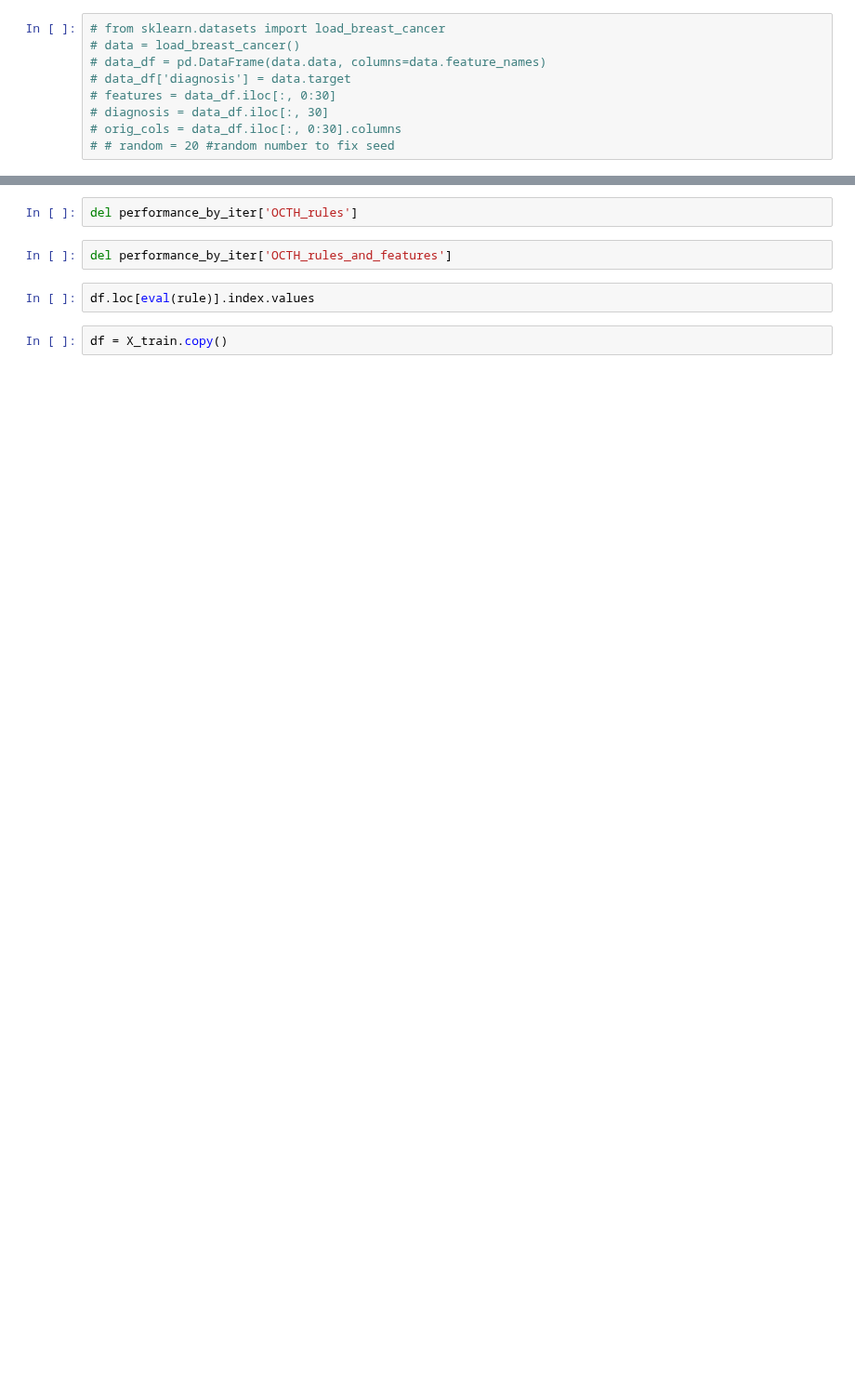
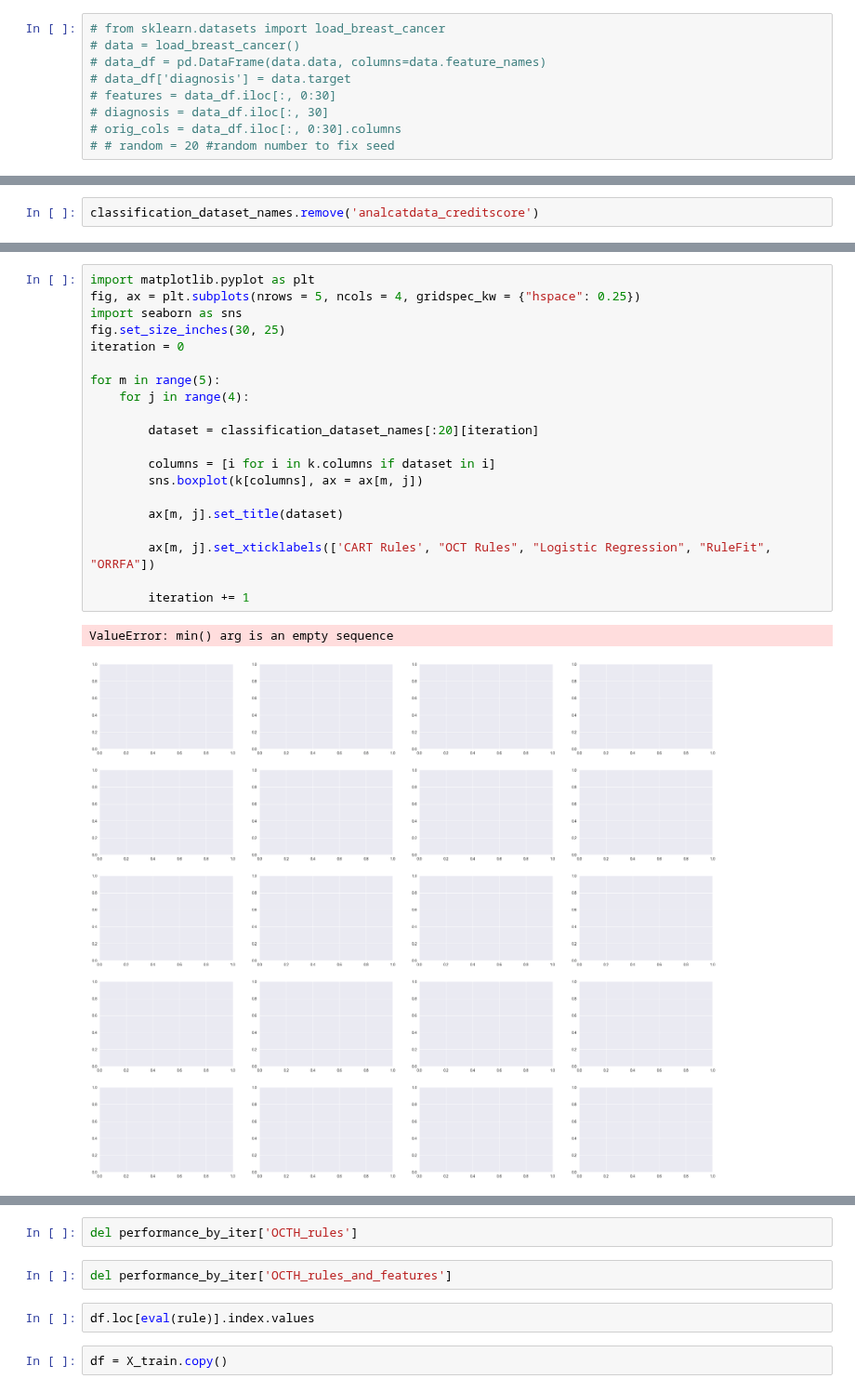
Before and after one commit to RyanLucas3/An-Optimal-RuleFit-Algorithm, a Jupyter notebook: Experiments.ipynb, the cells around one changed output, grey strips where cells are left out. Shown at 93% size. Drawn from its saved outputs; the diff is of its cells as text; blank space fills up the shorter version.

```diff
--- a/Experiments.ipynb
+++ b/Experiments.ipynb
@@ -16 +66,3 @@ from sklearn.model_selection import train_test_split
+# %%
+classification_dataset_names.remove('analcatdata_creditscore')
 # %%
@@ -143,0 +199,23 @@ t.mean(level=0)
+# %%
+import matplotlib.pyplot as plt
+fig, ax = plt.subplots(nrows = 5, ncols = 4, gridspec_kw = {"hspace": 0.25})
+import seaborn as sns
+fig.set_size_inches(30, 25)
+iteration = 0
+
+for m in range(5):
+    for j in range(4):
+
+        dataset = classification_dataset_names[:20][iteration]
+
+        columns = [i for i in k.columns if dataset in i]
+        sns.boxplot(k[columns], ax = ax[m, j])
+
+        ax[m, j].set_title(dataset)
+
+        ax[m, j].set_xticklabels(['CART Rules', "OCT Rules", "Logistic Regression", "RuleFit", "ORRFA"])
+
+        iteration += 1
+# %% [output]
+ValueError: min() arg is an empty sequence
+[figure, added]
```
Also changed, not shown: parts of 18 cells of this notebook.
